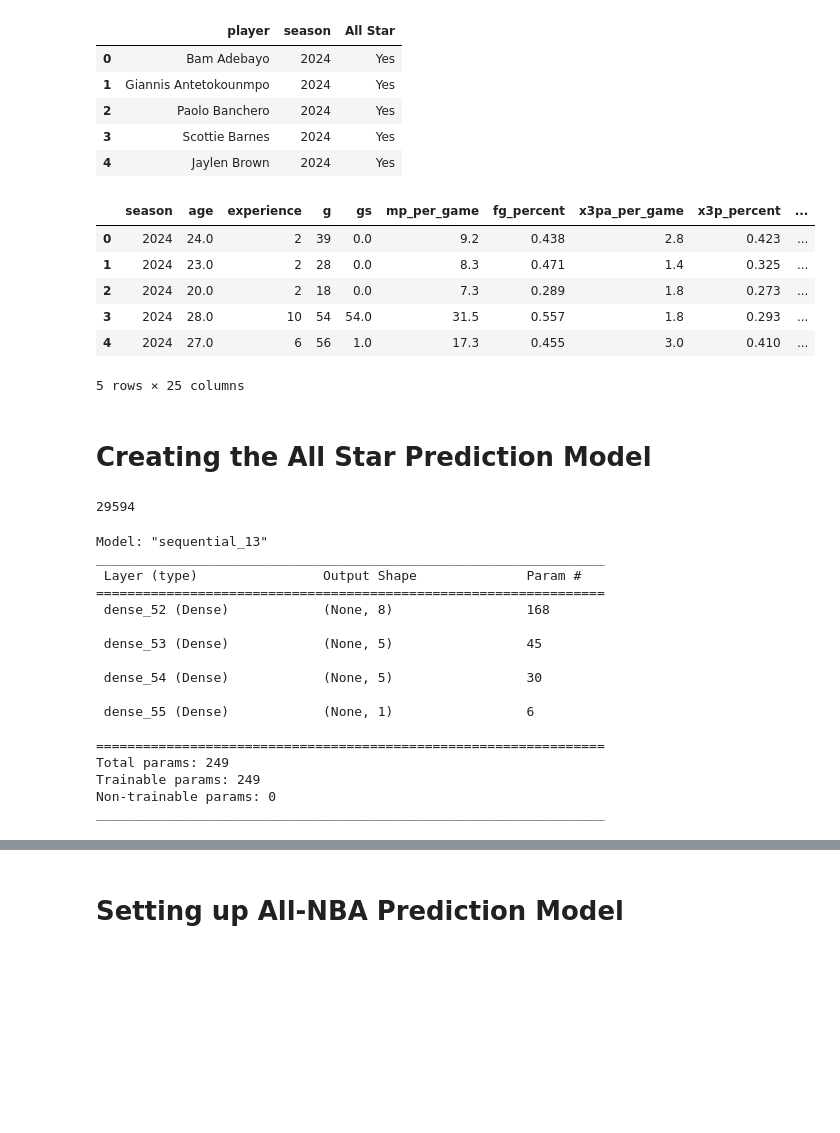
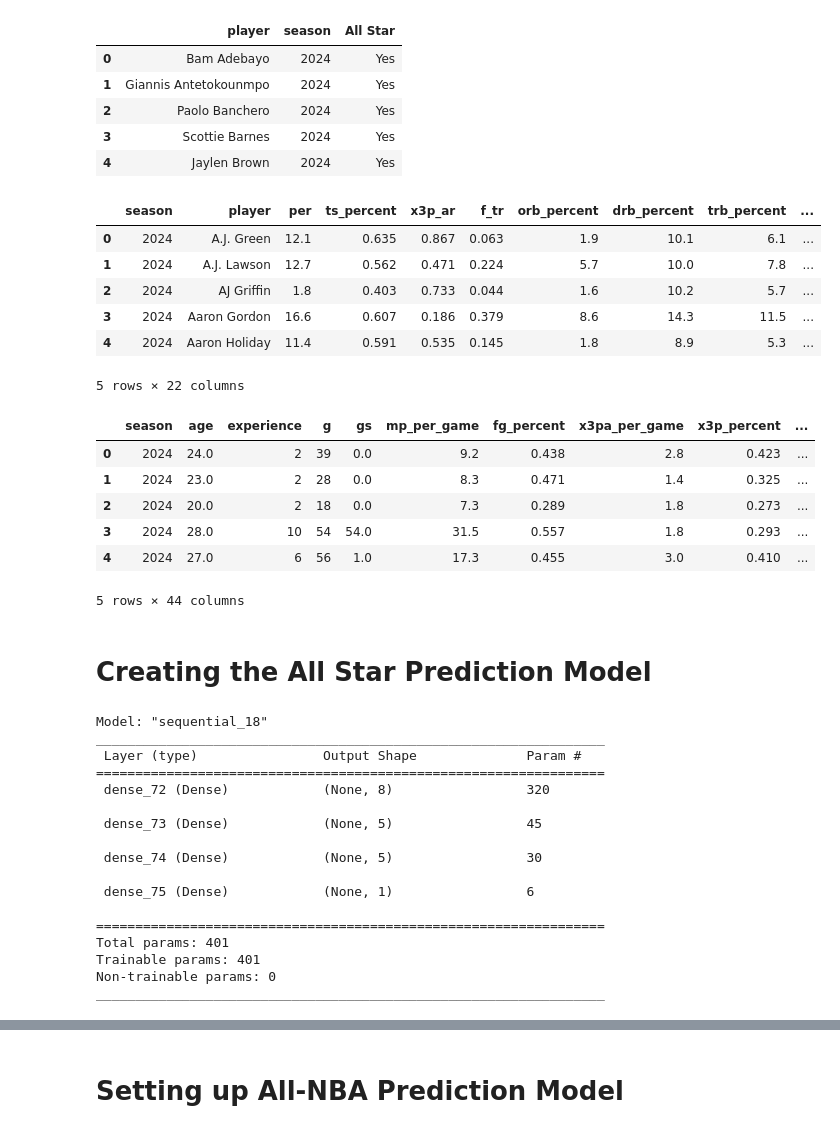
Before and after one commit to wreinhold/nba-awards-predictor, a Jupyter notebook: award_predictor.ipynb, the cells around one changed output, grey strips where cells are left out. Cells and saved outputs as stored; diff of their text form; code cells hidden in the pictures; blank space fills up the shorter version.

Commit message:
Modified ML models, improved performance

```diff
--- a/award_predictor.ipynb
+++ b/award_predictor.ipynb
@@ -15,11 +15,13 @@ import keras_tuner as kt
 all_nba_file = Path('Resources/End of Season Teams.csv')
 all_star_file = Path('Resources/All-Star Selections.csv')
 stats_file = Path('Resources/Player Per Game.csv')
+adv_stats_file = Path('Resources/Advanced.csv')
 
 # Set up DataFrames
 all_nba_df = pd.read_csv(all_nba_file)
 all_star_df = pd.read_csv(all_star_file)
 stats_df = pd.read_csv(stats_file)
+adv_stats_df = pd.read_csv(adv_stats_file)
 # %%
 # Review DataFrames
 all_nba_df.head()
@@ -92,14 +104,27 @@ all_star_clean.head()
 | 2 | Paolo Banchero | 2024 | Yes |
 | 3 | Scottie Barnes | 2024 | Yes |
 | 4 | Jaylen Brown | 2024 | Yes |
+# %%
+# Dropping unneeded columns
+adv_clean = adv_stats_df.drop(columns=['seas_id','player_id','birth_year','pos','age','experience','lg','tm','g','mp'])
+adv_clean.head()
+# %% [output]
+|  | season | player | per | ts_percent | x3p_ar | f_tr | orb_percent | drb_percent | trb_percent | ... |
+| 0 | 2024 | A.J. Green | 12.1 | 0.635 | 0.867 | 0.063 | 1.9 | 10.1 | 6.1 | ... |
+| 1 | 2024 | A.J. Lawson | 12.7 | 0.562 | 0.471 | 0.224 | 5.7 | 10.0 | 7.8 | ... |
+| 2 | 2024 | AJ Griffin | 1.8 | 0.403 | 0.733 | 0.044 | 1.6 | 10.2 | 5.7 | ... |
+| 3 | 2024 | Aaron Gordon | 16.6 | 0.607 | 0.186 | 0.379 | 8.6 | 14.3 | 11.5 | ... |
+| 4 | 2024 | Aaron Holiday | 11.4 | 0.591 | 0.535 | 0.145 | 1.8 | 8.9 | 5.3 | ... |
+5 rows × 22 columns
 # %%
 # Merging
 first_merged_df = pd.merge(stats_df, all_nba_pivot_clean, on=['season','player'], how='left')
-merged_df = pd.merge(first_merged_df, all_star_clean, on=['season','player'], how='left')
+second_merged_df = pd.merge(first_merged_df, all_star_clean, on=['season','player'], how='left')
+merged_df = pd.merge(second_merged_df, adv_clean, on=['season','player'], how='left')
 
 merged_df = merged_df[merged_df['lg'] == 'NBA']
 merged_df.drop(columns=['player','pos','seas_id','player_id','birth_year','lg','tm','fg_per_game','fga_per_game','x3p_per_game','x2p_per_game',
-'x2pa_per_game','x2p_percent','ft_per_game'], inplace=True)
+'x2pa_per_game','x2p_percent','ft_per_game','ws_48'], inplace=True)
 
 merged_df.head()
 # %% [output]
@@ -109,7 +134,7 @@ merged_df.head()
 | 2 | 2024 | 20.0 | 2 | 18 | 0.0 | 7.3 | 0.289 | 1.8 | 0.273 | ... |
 | 3 | 2024 | 28.0 | 10 | 54 | 54.0 | 31.5 | 0.557 | 1.8 | 0.293 | ... |
 | 4 | 2024 | 27.0 | 6 | 56 | 1.0 | 17.3 | 0.455 | 3.0 | 0.410 | ... |
-5 rows × 25 columns
+5 rows × 44 columns
 # %% [markdown]
 # Creating the All Star Prediction Model
 # %%
@@ -131,12 +156,9 @@ X_scaler = StandardScaler()
 X_scaler.fit(X_train)
 X_train_scaled = X_scaler.transform(X_train)
 X_test_scaled = X_scaler.transform(X_test)
-print(len(y))
-# %% [output]
-29594
 # %%
 # Define the second model - deep neural net, i.e., the number of input features and hidden nodes for each layer.
-number_input_features = 20
+number_input_features = 39
 hidden_nodes_layer1 =  8
 hidden_nodes_layer2 = 5
 hidden_nodes_layer3 = 5
@@ -160,21 +182,21 @@ nn.add(tf.keras.layers.Dense(units=1, activation="sigmoid"))
 # Check the structure of the model
 nn.summary()
 # %% [output]
-Model: "sequential_13"
+Model: "sequential_18"
 _________________________________________________________________
  Layer (type)                Output Shape              Param #
 =================================================================
- dense_52 (Dense)            (None, 8)                 168
+ dense_72 (Dense)            (None, 8)                 320
 
- dense_53 (Dense)            (None, 5)                 45
+ dense_73 (Dense)            (None, 5)                 45
 
- dense_54 (Dense)            (None, 5)                 30
+ dense_74 (Dense)            (None, 5)                 30
 
- dense_55 (Dense)            (None, 1)                 6
+ dense_75 (Dense)            (None, 1)                 6
 
 =================================================================
-Total params: 249
-Trainable params: 249
+Total params: 401
+Trainable params: 401
 Non-trainable params: 0
 _________________________________________________________________
 # %%
```
Also changed, not shown: parts of 13 cells of this notebook.
